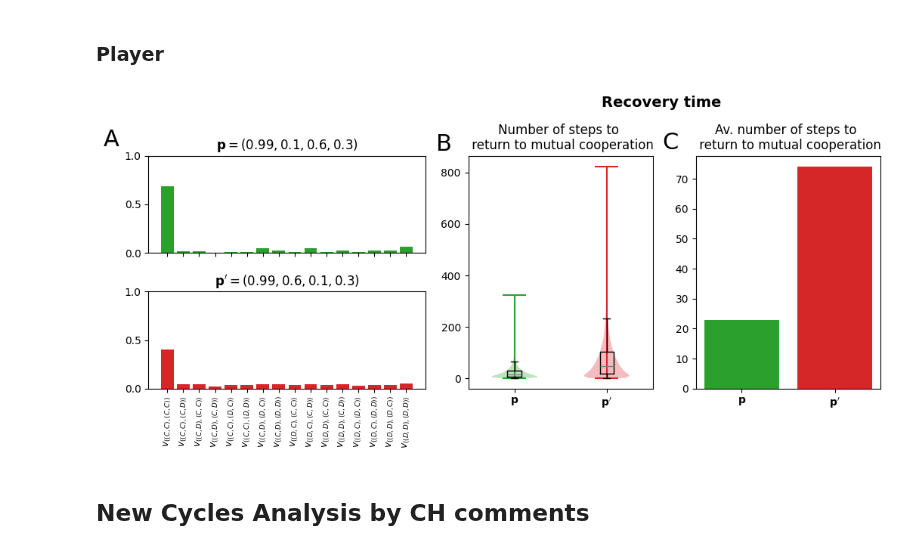
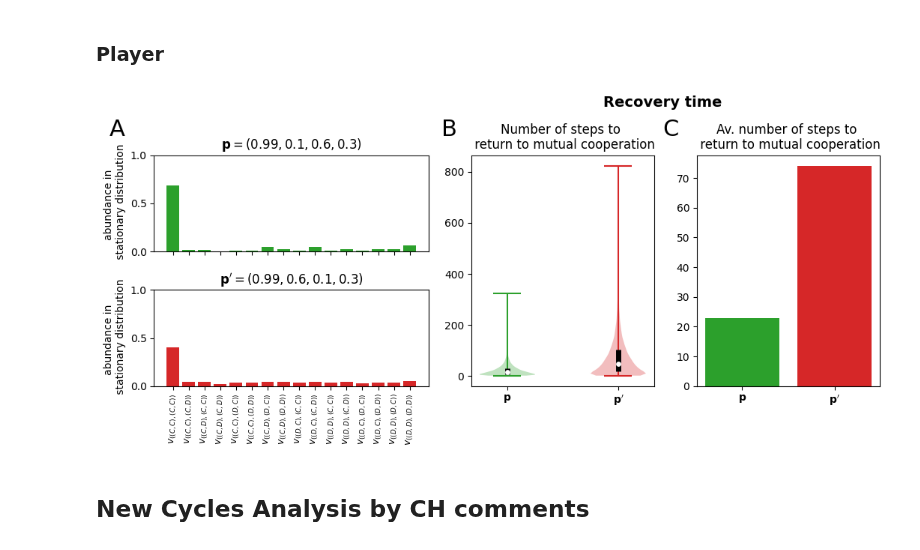
Before and after one commit to Nikoleta-v3/conditional-cooperation-with-longer-memory, a Jupyter notebook: notebooks/Payoffs.ipynb, the cells around one changed output. Drawn from its saved outputs; the diff is of its cells as text; code cells hidden in the pictures.

Commit message:
update SI figures

```diff
--- a/notebooks/Payoffs.ipynb
+++ b/notebooks/Payoffs.ipynb
@@ -191,45 +191,53 @@ axes['C'].set_title(r"$\mathbf{p'}=(0.99, 0.6, 0.1, 0.3)$");
 
 
 violioplots = axes["B"].violinplot([[len(cycle) for cycle in cycles],
-                                    [len(cycle) for cycle in cycles_prime]]);
+                                    [len(cycle) for cycle in cycles_prime]],
+                                   showmeans=False, showmedians=False,
+                                   showextrema=True);
+
+
+data = [[len(cycle) for cycle in cycles],
+        [len(cycle) for cycle in cycles_prime]]
+
+quartile1, medians, quartile3 = np.percentile(data, [25, 50, 75], axis=1)
+
+inds = np.arange(1, len(medians) + 1)
+
+axes["B"].scatter(inds, medians, marker='o', color='white', s=15, zorder=3)
+axes["B"].vlines(inds, quartile1, quartile3, color='k', linestyle='-', lw=5)
 
 
 for pc, color in zip(violioplots['bodies'], ['tab:green', 'tab:red']):
     pc.set_facecolor(color)
 
 for partname in ('cbars','cmins','cmaxes'):
     violioplots[partname].set_colors(['tab:green', 'tab:red'])
-
-
-boxplot = axes["B"].boxplot([[len(cycle) for cycle in cycles],
-                             [len(cycle) for cycle in cycles_prime]], showfliers=False);
-
-for median in boxplot['medians']:
-    median.set_color('gray')
 
 
 axes["E"].bar([0, 1],
               [np.mean([len(cycle) for cycle in cycles]),
                np.mean([len(cycle) for cycle in cycles_prime])],
                color=['tab:green', 'tab:red']);
 
 axes["E"].set_xticks([0, 1], ["$\mathbf{p}$", r"$\mathbf{p'}$"]);
 
 axes["B"].set_xticks([1, 2], ["$\mathbf{p}$", r"$\mathbf{p'}$"]);
 
 axes["B"].set_title("Number of steps to \n return to mutual cooperation");
 
 axes["E"].set_title("Av. number of steps to \n return to mutual cooperation");
 axes["E"].text(-1.5, 94, "Recovery time", fontweight='bold', fontsize=14)
 
 
-axes["A"].text(-3, 1.1, "A", fontsize="22");
-axes["B"].text(.15, 885, "B", fontsize="22");
-axes["E"].text(-.85, 80, "C", fontsize="22");
+axes["A"].text(-3, 1.2, "A", fontsize="22");
+axes["A"].set_ylabel("abundance in \n stationary distribution");
+axes["C"].set_ylabel("abundance in \n stationary distribution");
+axes["A"].text(18, 1.2, "B", fontsize="22");
+axes["A"].text(32, 1.2, "C", fontsize="22");
 
 fig.savefig("../figures/siFigReactiveTwoPayoffs.pdf", bbox_inches="tight")
 # %% [output]
-[figure, old version]
+[figure, new version]
 # %% [markdown]
 ## New Cycles Analysis by CH comments
 # %%
```
Also changed, not shown: parts of 9 cells of this notebook, 4 other files.
